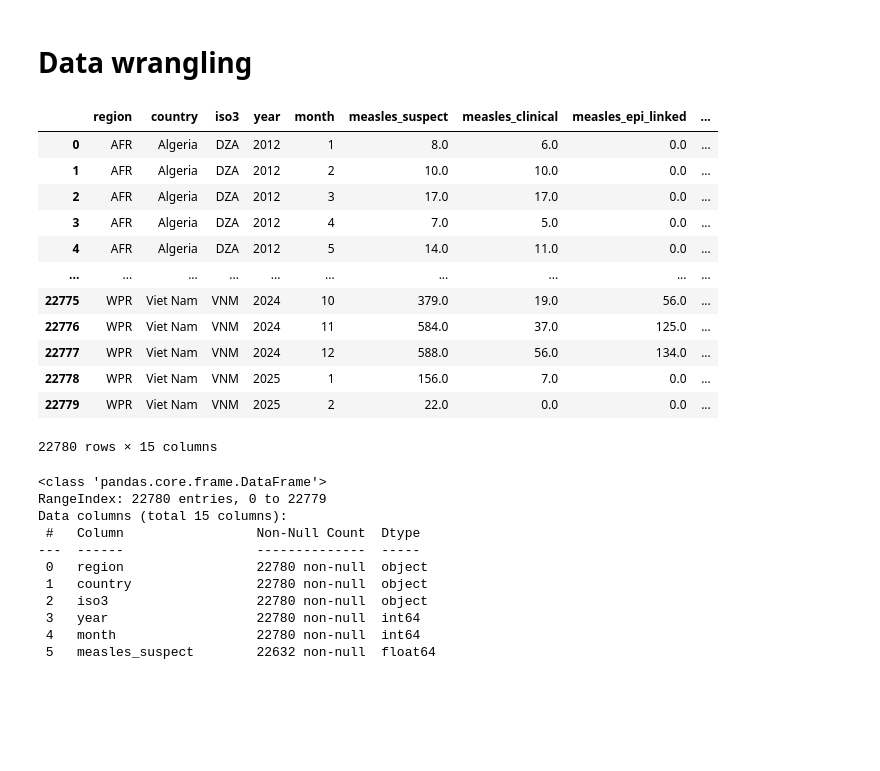
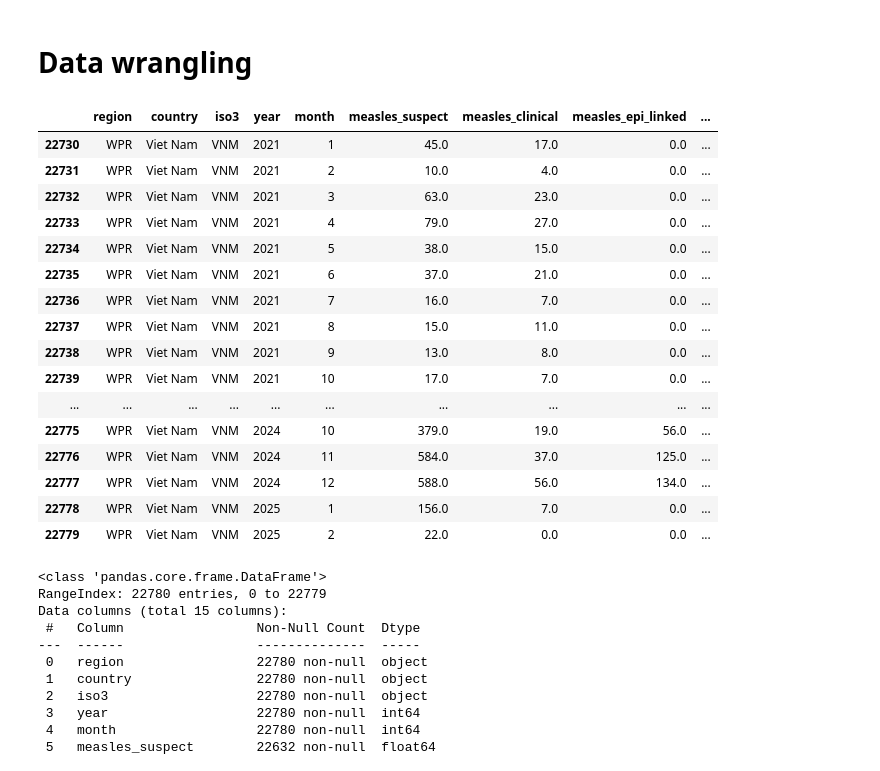
Before and after one commit to vanillaloki9306/Measles-and-Rubella-dataset-project, a Jupyter notebook: Measles_and_Rubella_project.ipynb, the cells around one changed output. Cells and saved outputs as stored; diff of their text form; code cells hidden in the pictures; blank space fills up the shorter version.

```diff
--- a/Measles_and_Rubella_project.ipynb
+++ b/Measles_and_Rubella_project.ipynb
@@ -3,15 +14,11 @@
 # %%
-# Using Python
-# Option 1: pydytuesday python library
+# datasets
 
-import pandas
-import pydytuesday
+#run this everytime
 
-# Download files from the week, which you can then read in locally
-pydytuesday.get_date('2025-06-24')
+cases_month = pd.read_csv('https://raw.githubusercontent.com/rfordatascience/tidytuesday/main/data/2025/2025-06-24/cases_month.csv')
+cases_year = pd.read_csv('https://raw.githubusercontent.com/rfordatascience/tidytuesday/main/data/2025/2025-06-24/cases_year.csv')
 
-# Option 2: Read directly from GitHub and assign to an object
-
-cases_month = pandas.read_csv('https://raw.githubusercontent.com/rfordatascience/tidytuesday/main/data/2025/2025-06-24/cases_month.csv')
-cases_year = pandas.read_csv('https://raw.githubusercontent.com/rfordatascience/tidytuesday/main/data/2025/2025-06-24/cases_year.csv')
+cases_month['region'] = cases_month['region'].replace({"EMR":"Eastern Mediterranean", "EUR":"Europe", "AFR":"Africa", "AMR":"Americas", "WPR":"Western Pacific", "SEAR":"South East Asia"})
+cases_month = cases_month.str.title()
 # %% [output]
@@ -28,21 +26,25 @@ Successfully saved us_measles.png to /content/us_measles.png
 # %% [markdown]
 # Data wrangling
 # %%
-cases_month
+cases_month.tail(50)
 # %% [output]
 |  | region | country | iso3 | year | month | measles_suspect | measles_clinical | measles_epi_linked | ... |
-| 0 | AFR | Algeria | DZA | 2012 | 1 | 8.0 | 6.0 | 0.0 | ... |
-| 1 | AFR | Algeria | DZA | 2012 | 2 | 10.0 | 10.0 | 0.0 | ... |
-| 2 | AFR | Algeria | DZA | 2012 | 3 | 17.0 | 17.0 | 0.0 | ... |
-| 3 | AFR | Algeria | DZA | 2012 | 4 | 7.0 | 5.0 | 0.0 | ... |
-| 4 | AFR | Algeria | DZA | 2012 | 5 | 14.0 | 11.0 | 0.0 | ... |
+| 22730 | WPR | Viet Nam | VNM | 2021 | 1 | 45.0 | 17.0 | 0.0 | ... |
+| 22731 | WPR | Viet Nam | VNM | 2021 | 2 | 10.0 | 4.0 | 0.0 | ... |
+| 22732 | WPR | Viet Nam | VNM | 2021 | 3 | 63.0 | 23.0 | 0.0 | ... |
+| 22733 | WPR | Viet Nam | VNM | 2021 | 4 | 79.0 | 27.0 | 0.0 | ... |
+| 22734 | WPR | Viet Nam | VNM | 2021 | 5 | 38.0 | 15.0 | 0.0 | ... |
+| 22735 | WPR | Viet Nam | VNM | 2021 | 6 | 37.0 | 21.0 | 0.0 | ... |
+| 22736 | WPR | Viet Nam | VNM | 2021 | 7 | 16.0 | 7.0 | 0.0 | ... |
+| 22737 | WPR | Viet Nam | VNM | 2021 | 8 | 15.0 | 11.0 | 0.0 | ... |
+| 22738 | WPR | Viet Nam | VNM | 2021 | 9 | 13.0 | 8.0 | 0.0 | ... |
+| 22739 | WPR | Viet Nam | VNM | 2021 | 10 | 17.0 | 7.0 | 0.0 | ... |
 | ... | ... | ... | ... | ... | ... | ... | ... | ... | ... |
 | 22775 | WPR | Viet Nam | VNM | 2024 | 10 | 379.0 | 19.0 | 56.0 | ... |
 | 22776 | WPR | Viet Nam | VNM | 2024 | 11 | 584.0 | 37.0 | 125.0 | ... |
 | 22777 | WPR | Viet Nam | VNM | 2024 | 12 | 588.0 | 56.0 | 134.0 | ... |
 | 22778 | WPR | Viet Nam | VNM | 2025 | 1 | 156.0 | 7.0 | 0.0 | ... |
 | 22779 | WPR | Viet Nam | VNM | 2025 | 2 | 22.0 | 0.0 | 0.0 | ... |
-22780 rows × 15 columns
 # %%
 cases_month.info()
 # %% [output]
```
Also changed, not shown: parts of 17 cells of this notebook.
